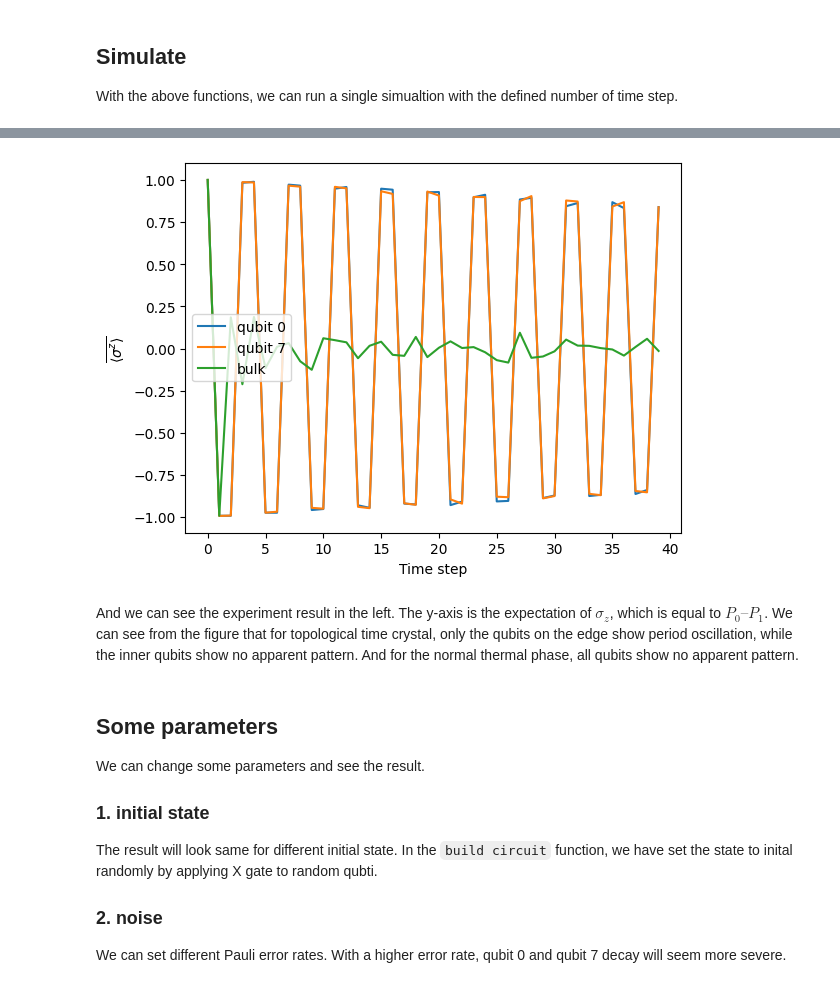
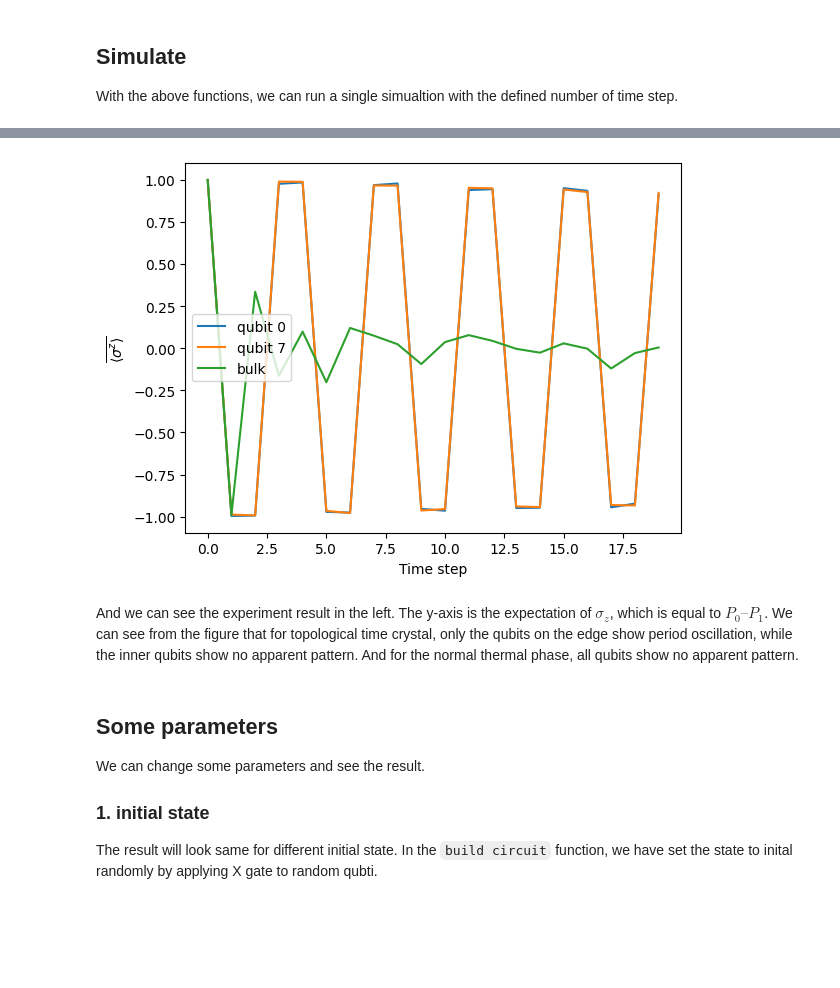
Before and after one commit to JanusQ/JanusQ, a Jupyter notebook: examples/5-2.simulate_time_crystal.ipynb, the cells around one changed output, grey strips where cells are left out. Drawn from its saved outputs; the diff is of its cells as text; code cells hidden in the pictures; blank space fills up the shorter version.

Commit message:
correct the error

```diff
--- a/examples/5-2.simulate_time_crystal.ipynb
+++ b/examples/5-2.simulate_time_crystal.ipynb
@@ -210,10 +190,6 @@ def expectation_value(res, i, reversed):
 ## Simulate
 With the above functions, we can run a single simualtion with the defined number of time step.
 # %%
-from qiskit import execute, transpile
-from qiskit_aer.noise import NoiseModel, pauli_error
-import qiskit_aer
-
 # generate the parameter from uniform distribution
 Jk = uniform.rvs(0, 2, size=num_qubits-2)
 # generate the circuit and get the reversed qubits
@@ -221,13 +197,10 @@ qc, reversed = build_circuit(2, Jk)
 qc = qc.to_qiskit()
 qc.measure_all()
 
-# generate the noise
-noise_model = build_noise_model(0.006, 0.01)
+shots = 3000
+run_type = 'sqcg'
 
-# run the simulation on qasm backent
-backend = qiskit_aer.Aer.get_backend('qasm_simulator')
-qc = transpile(qc, backend, basis_gates=['rx', 'ry', 'cz', 'x'])
-res = backend.run(qc, shots=100, noise_model=noise_model).result().get_counts()
+result = submit(circuit=qc, shots=shots, run_type=run_type, API_TOKEN='1')
 
 # calculate the expectation value
 for i in range(num_qubits):
@@ -283,15 +247,15 @@ def collect_result(num_timestep, noise_model, dis_pram):
 # %%
 import matplotlib.pyplot as plt
 
-res = collect_result(40, noise_model, dis_pram=2)
+res = collect_result(20, noise_model, dis_pram=2)
 # plot the result
 plt.plot(res)
 plt.xlabel('Time step')
 plt.ylabel(r'$\overline{\left\langle\sigma^z\right\rangle}$')
 plt.legend(['qubit 0', 'qubit 7', 'bulk'])
 plt.show()
 # %% [output]
-[figure, old version]
+[figure, new version]
 # %% [markdown]
 And we can see the experiment result in the left. The y-axis is the expectation of $\sigma_z$, which is equal to $P_0 – P_1$. We can see from the figure that for topological time crystal, only the qubits on the edge show period oscillation, while the inner qubits show no apparent pattern. And for the normal thermal phase, all qubits show no apparent pattern.
 # %% [markdown]
@@ -300,6 +264,3 @@ We can change some parameters and see the result.
 
 ### 1. initial state
 The result will look same for different initial state. In the `build circuit` function, we have set the state to inital randomly by applying X gate to random qubti.
-
-### 2. noise
-We can set different Pauli error rates. With a higher error rate, qubit 0 and qubit 7 decay will seem more severe.
```
Also changed, not shown: parts of 8 cells of this notebook.
